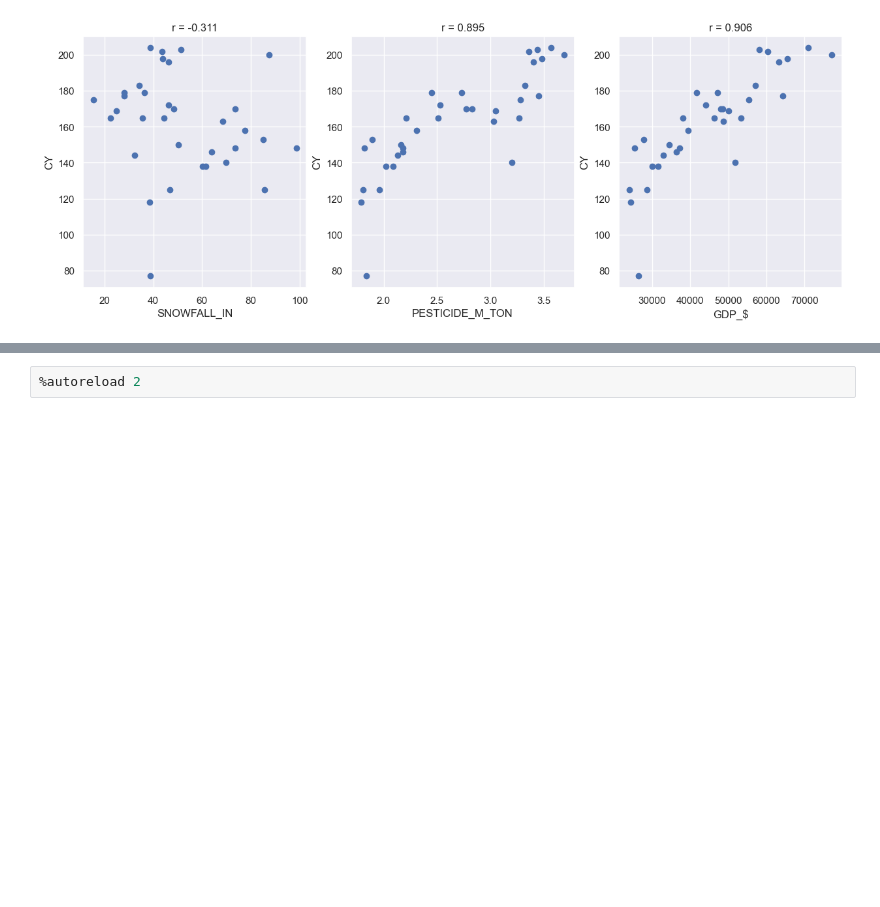
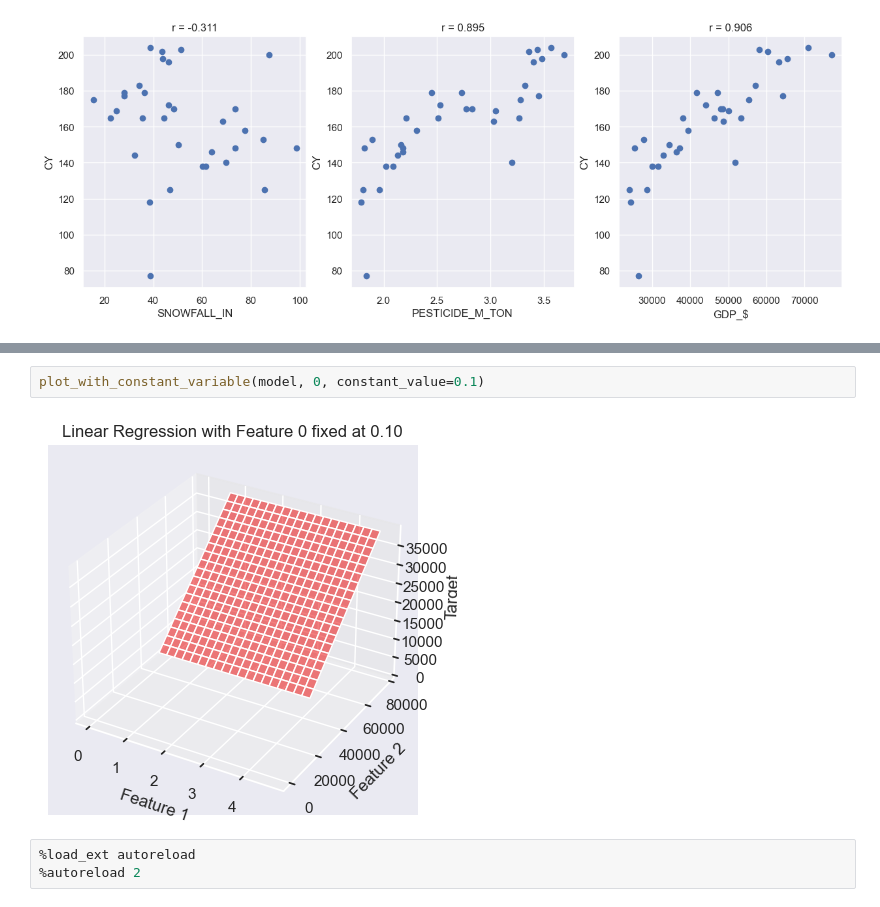
Before and after one commit to Aryanaut/DTP3_CropYield, a Jupyter notebook: src/main.ipynb, the cells around one changed output, grey strips where cells are left out. Saved outputs shown, nothing was run; the diff lists cells and outputs as text; blank space fills up the shorter version.

```diff
--- a/src/main.ipynb
+++ b/src/main.ipynb
@@ -140,2 +201,7 @@ print(model.costs)
+# %%
+plot_with_constant_variable(model, 0, constant_value=0.1)
+# %% [output]
+[figure, added]
 # %%
+%load_ext autoreload
 %autoreload 2
```
Also changed, not shown: parts of 3 cells of this notebook, 2 other files.
